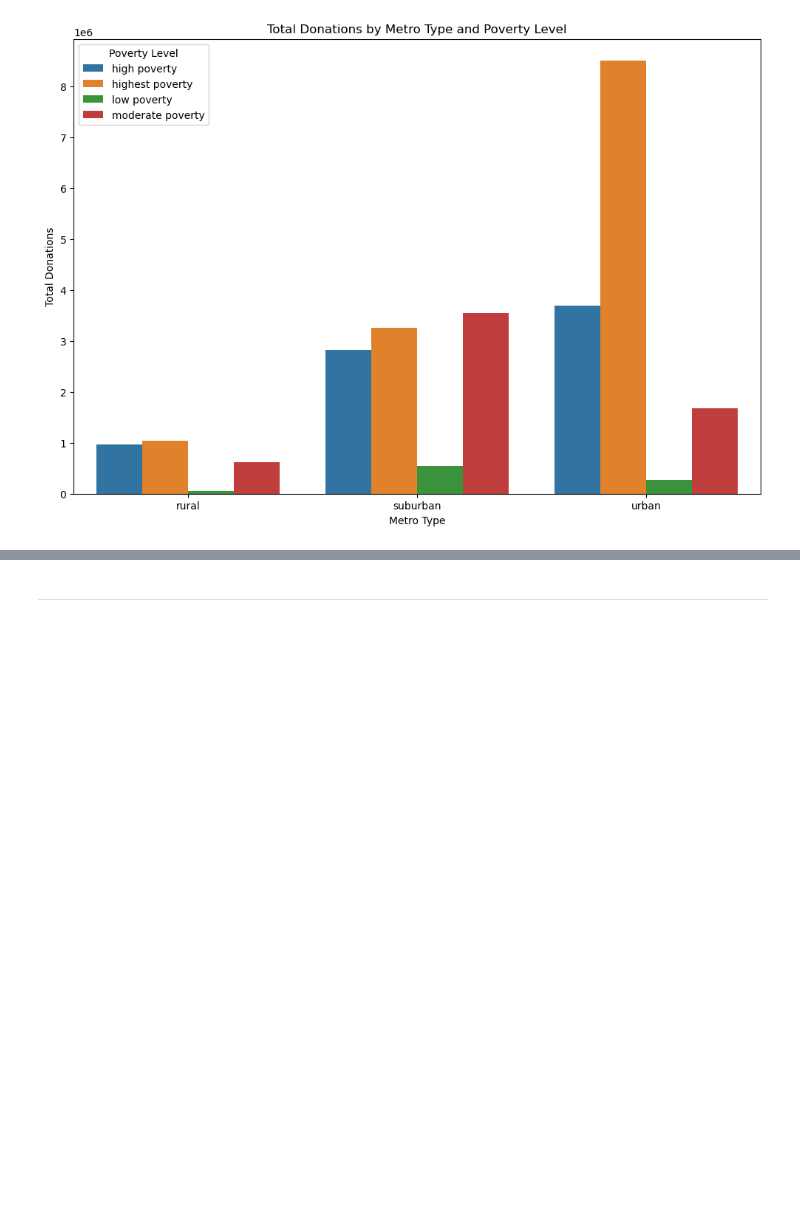
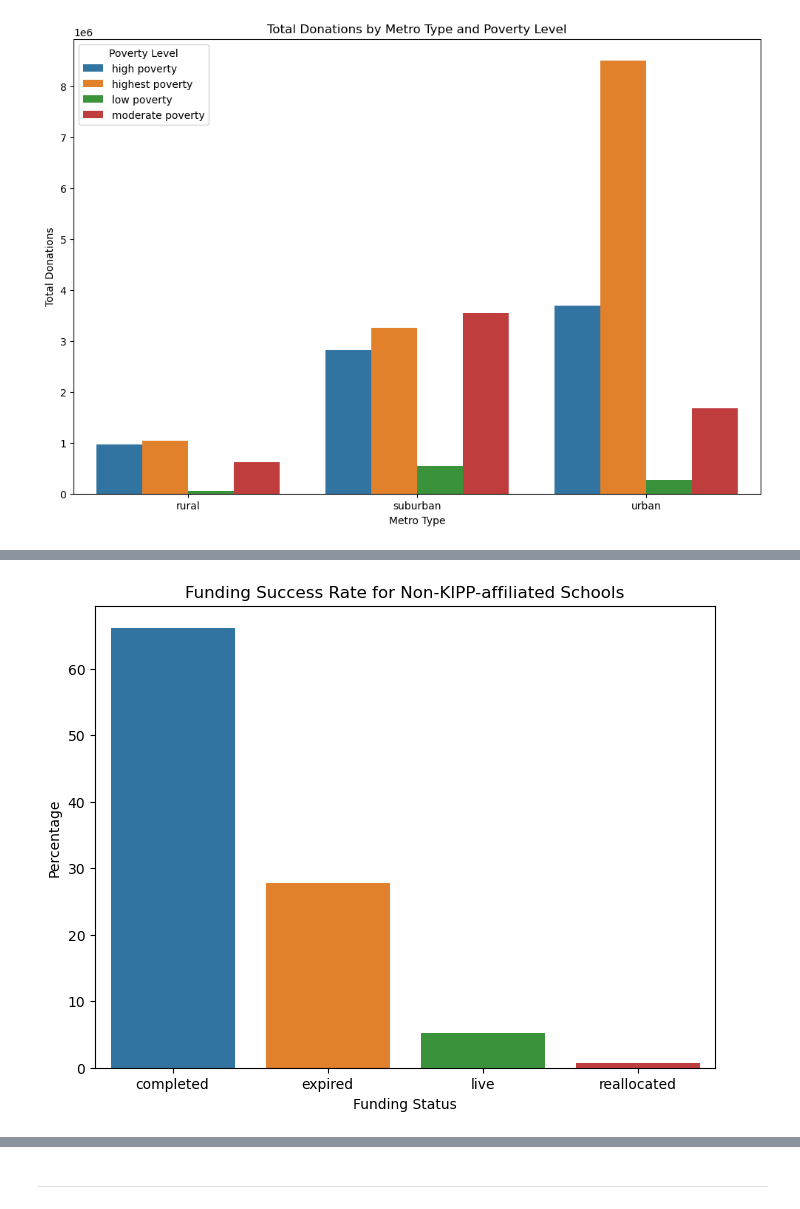
Before and after one commit to wallychang88/pythonforbusiness, a Jupyter notebook: Project_starterFile.ipynb, the cells around one changed output, grey strips where cells are left out. Saved outputs shown, nothing was run; the diff lists cells and outputs as text; code cells hidden in the pictures; blank space fills up the shorter version.

```diff
--- a/Project_starterFile.ipynb
+++ b/Project_starterFile.ipynb
@@ -286,0 +358,3 @@ The `ci` parameter is deprecated. Use `errorbar=None` for the same effect.
+# %%
+non_kipp_funding_success_rate = non_kipp_project_data['funding_status'].value_counts(normalize=True) * 100
+non_kipp_funding_success_rate
@@ -286,0 +458,9 @@ The `ci` parameter is deprecated. Use `errorbar=None` for the same effect.
+# %%
+plt.figure(figsize=(8, 6))
+sns.barplot(x=non_kipp_funding_success_rate.index, y=non_kipp_funding_success_rate.values)
+plt.title('Funding Success Rate for Non-KIPP-affiliated Schools')
+plt.xlabel('Funding Status')
+plt.ylabel('Percentage')
+plt.show()
+# %% [output]
+[figure, added]
```
Also changed, not shown: parts of 33 cells of this notebook.
